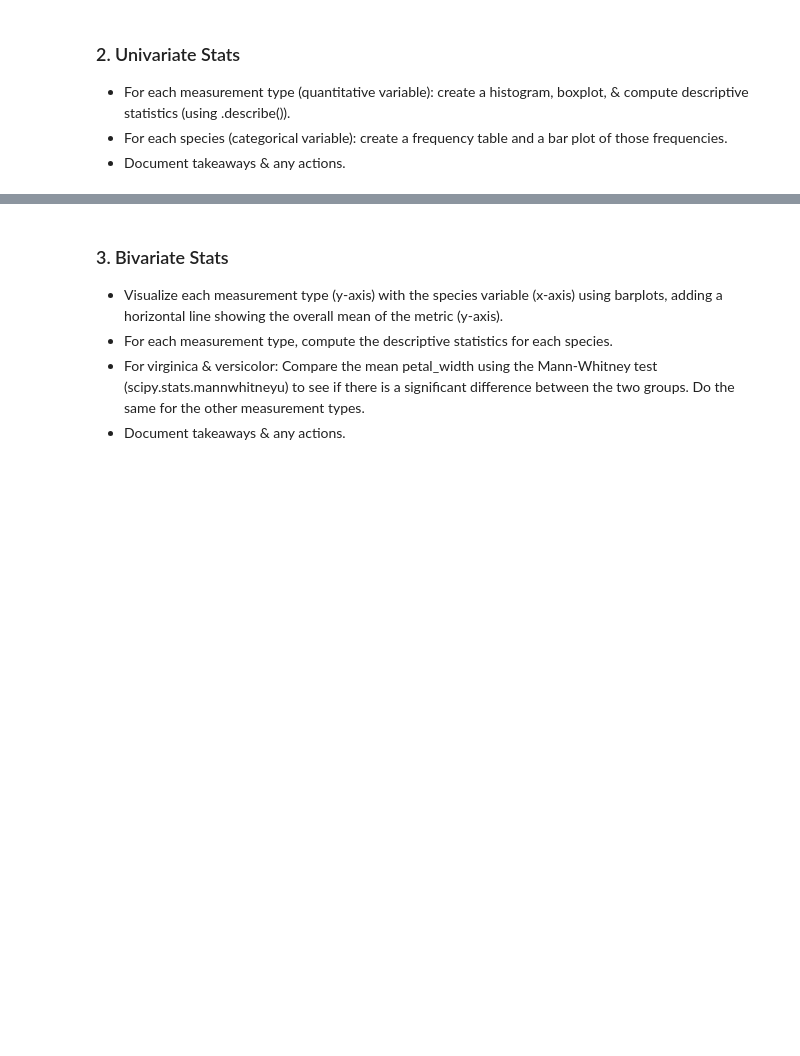
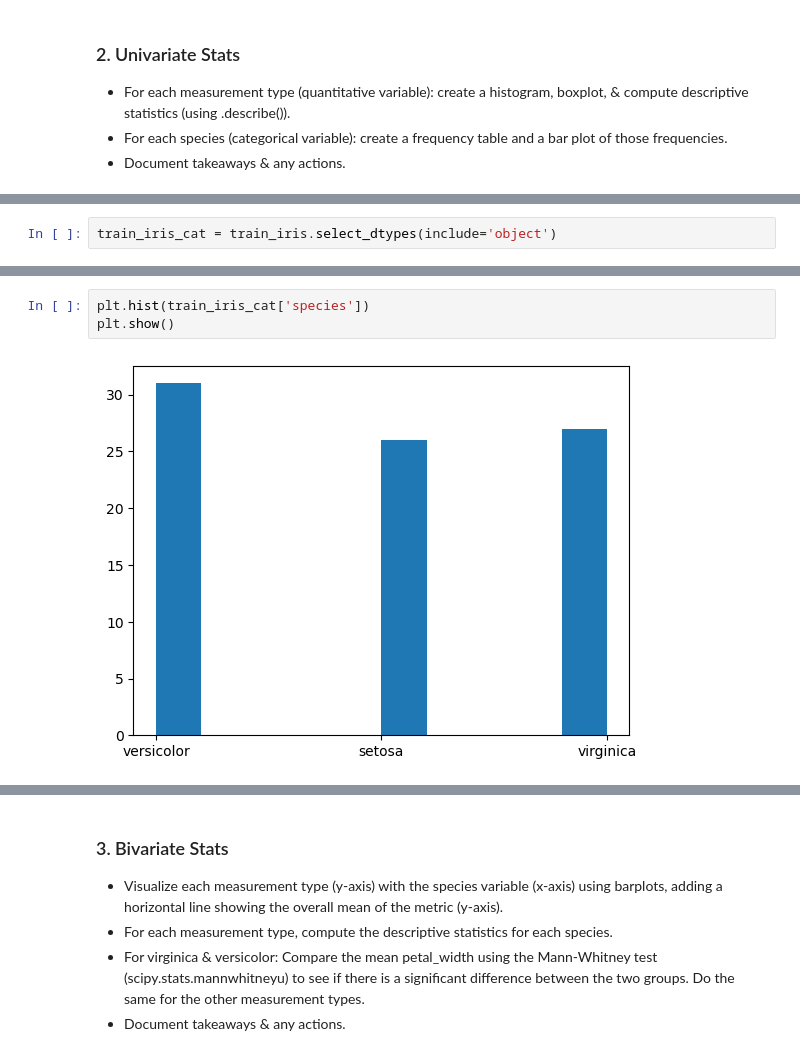
Before and after one commit to manuelparra1/classification-exercises, a Jupyter notebook: classification_exercises.ipynb, the cells around one changed output, grey strips where cells are left out. Cells and saved outputs as stored; diff of their text form; blank space fills up the shorter version.

```diff
--- a/classification_exercises.ipynb
+++ b/classification_exercises.ipynb
@@ -872,0 +898,2 @@ iris_db_num.describe()
+# %%
+train_iris_cat = train_iris.select_dtypes(include='object')
@@ -872,0 +906,5 @@ iris_db_num.describe()
+# %%
+plt.hist(train_iris_cat['species'])
+plt.show()
+# %% [output]
+[figure, added]
```
Also changed, not shown: parts of 73 cells of this notebook.
